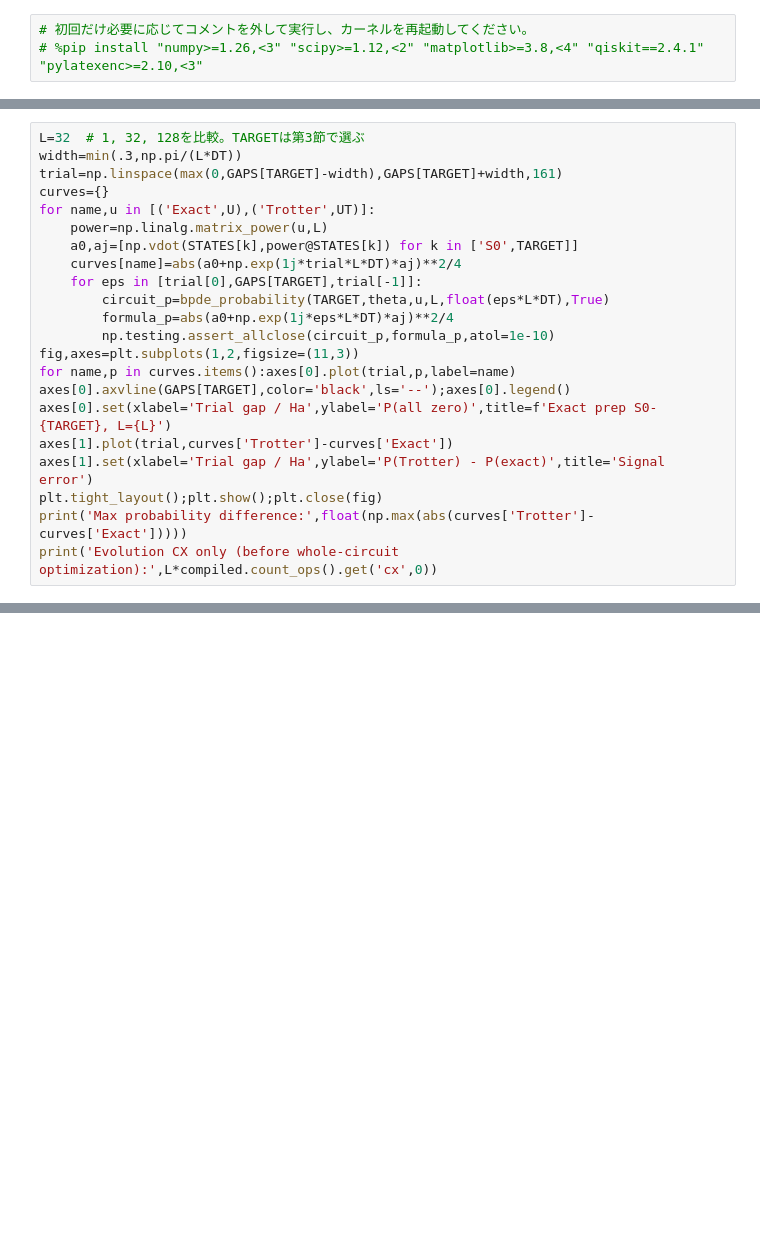
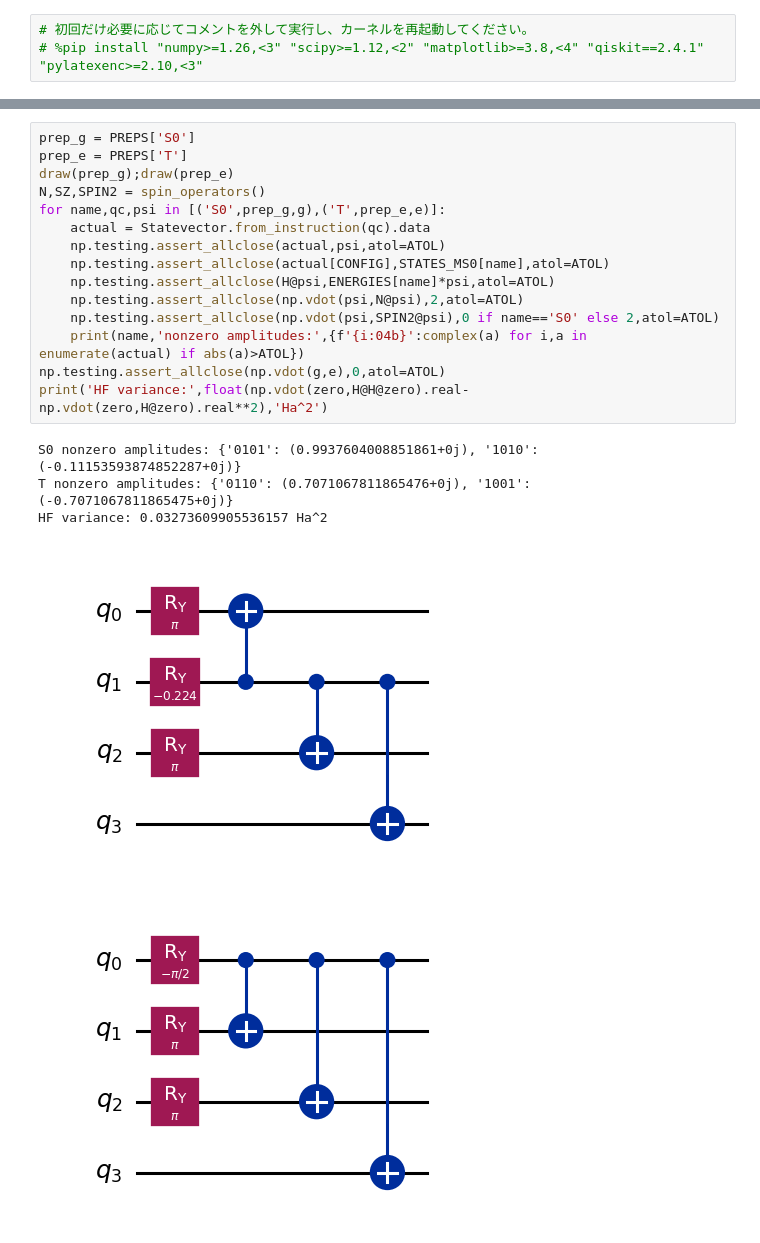
Before and after one commit to QS-laboratory/IBM_handson, a Jupyter notebook: hands_on/exercises/03_h2_jw_bpde.ipynb, the cells around one changed output, grey strips where cells are left out. Cells and saved outputs as stored; diff of their text form; blank space fills up the shorter version.

```diff
--- a/hands_on/exercises/03_h2_jw_bpde.ipynb
+++ b/hands_on/exercises/03_h2_jw_bpde.ipynb
@@ -777,22 +20,0 @@ $$a_k=\langle\psi_k|U_T^L|\psi_k\rangle,\qquad P_T(0^5)=|a_0+e^{i\varepsilon t}a
-# %%
-L=32  # 1, 32, 128を比較。TARGETは第3節で選ぶ
-width=min(.3,np.pi/(L*DT))
-trial=np.linspace(max(0,GAPS[TARGET]-width),GAPS[TARGET]+width,161)
-curves={}
-for name,u in [('Exact',U),('Trotter',UT)]:
-    power=np.linalg.matrix_power(u,L)
-    a0,aj=[np.vdot(STATES[k],power@STATES[k]) for k in ['S0',TARGET]]
-    curves[name]=abs(a0+np.exp(1j*trial*L*DT)*aj)**2/4
-    for eps in [trial[0],GAPS[TARGET],trial[-1]]:
-        circuit_p=bpde_probability(TARGET,theta,u,L,float(eps*L*DT),True)
-        formula_p=abs(a0+np.exp(1j*eps*L*DT)*aj)**2/4
-        np.testing.assert_allclose(circuit_p,formula_p,atol=1e-10)
-fig,axes=plt.subplots(1,2,figsize=(11,3))
-for name,p in curves.items():axes[0].plot(trial,p,label=name)
-axes[0].axvline(GAPS[TARGET],color='black',ls='--');axes[0].legend()
-axes[0].set(xlabel='Trial gap / Ha',ylabel='P(all zero)',title=f'Exact prep S0-{TARGET}, L={L}')
-axes[1].plot(trial,curves['Trotter']-curves['Exact'])
-axes[1].set(xlabel='Trial gap / Ha',ylabel='P(Trotter) - P(exact)',title='Signal error')
-plt.tight_layout();plt.show();plt.close(fig)
-print('Max probability difference:',float(np.max(abs(curves['Trotter']-curves['Exact']))))
-print('Evolution CX only (before whole-circuit optimization):',L*compiled.count_ops().get('cx',0))
@@ -857,0 +359,21 @@ System qubits: 4 ancilla: 1 measured event: 00000
+# %%
+prep_g = PREPS['S0']
+prep_e = PREPS['T']
+draw(prep_g);draw(prep_e)
+N,SZ,SPIN2 = spin_operators()
+for name,qc,psi in [('S0',prep_g,g),('T',prep_e,e)]:
+    actual = Statevector.from_instruction(qc).data
+    np.testing.assert_allclose(actual,psi,atol=ATOL)
+    np.testing.assert_allclose(actual[CONFIG],STATES_MS0[name],atol=ATOL)
+    np.testing.assert_allclose(H@psi,ENERGIES[name]*psi,atol=ATOL)
+    np.testing.assert_allclose(np.vdot(psi,N@psi),2,atol=ATOL)
+    np.testing.assert_allclose(np.vdot(psi,SPIN2@psi),0 if name=='S0' else 2,atol=ATOL)
+    print(name,'nonzero amplitudes:',{f'{i:04b}':complex(a) for i,a in enumerate(actual) if abs(a)>ATOL})
+np.testing.assert_allclose(np.vdot(g,e),0,atol=ATOL)
+print('HF variance:',float(np.vdot(zero,H@H@zero).real-np.vdot(zero,H@zero).real**2),'Ha^2')
+# %% [output]
+S0 nonzero amplitudes: {'0101': (0.9937604008851861+0j), '1010': (-0.11153593874852287+0j)}
+T nonzero amplitudes: {'0110': (0.7071067811865476+0j), '1001': (-0.7071067811865475+0j)}
+HF variance: 0.03273609905536157 Ha^2
+[figure, added]
+[figure, added]
```
Also changed, not shown: parts of 66 cells of this notebook, 51 other files.
